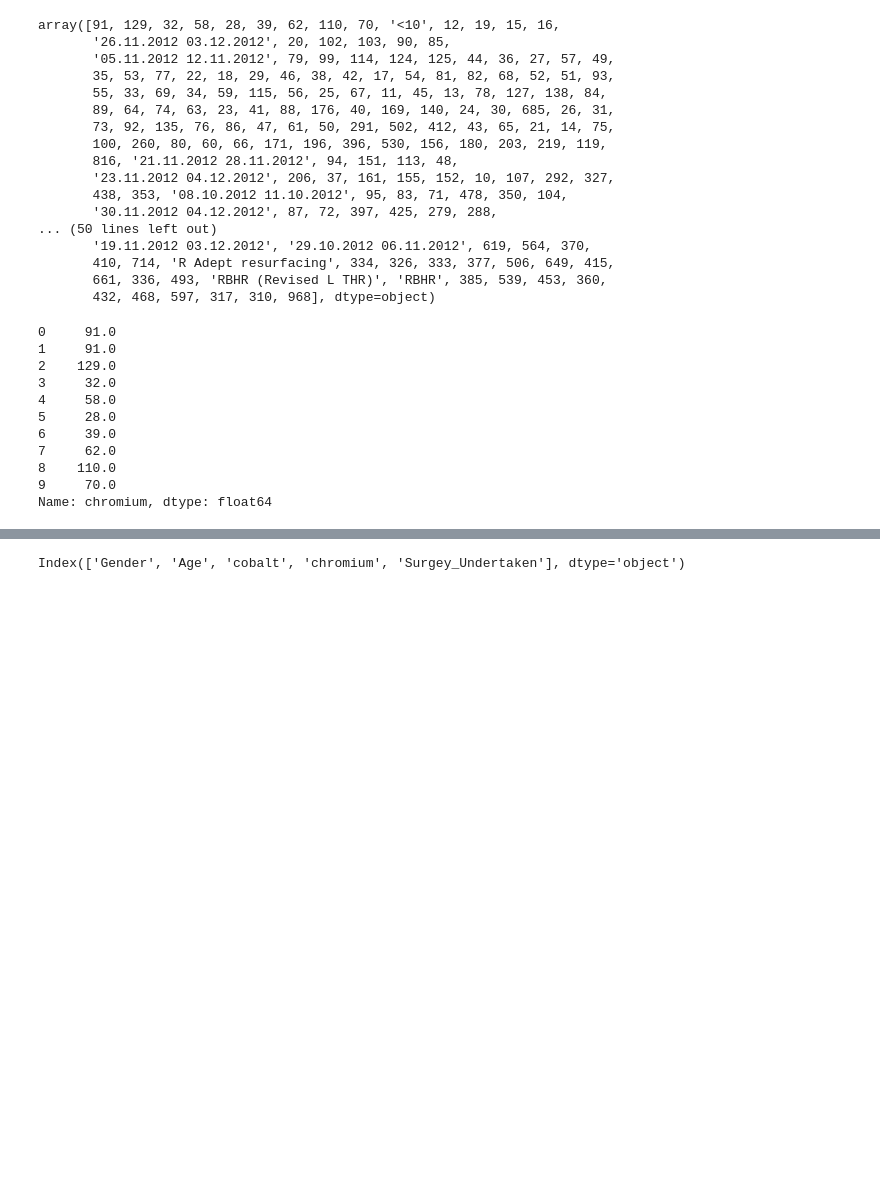
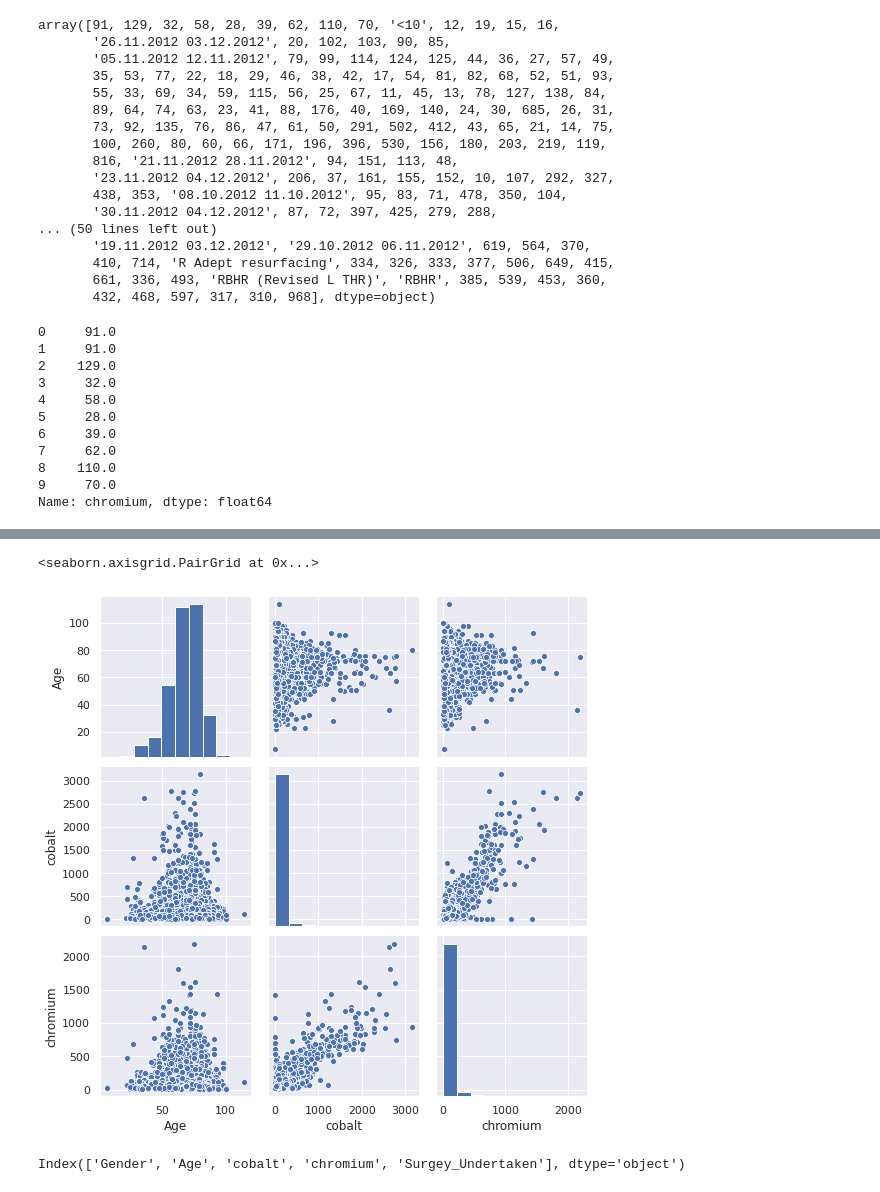
Before and after one commit to Hamza1122/ML-Ass, a Jupyter notebook: Untitled13.ipynb, the cells around one changed output, grey strips where cells are left out. Cells and saved outputs as stored; diff of their text form; code cells hidden in the pictures; blank space fills up the shorter version.

```diff
--- a/Untitled13.ipynb
+++ b/Untitled13.ipynb
@@ -366,6 +366,11 @@ df.describe()     #After cleaning mixed data now we have summary of cobalt,chrom
 # %%
 #removing unncessary column
 df=df.drop(['Surgey_Undertaken_temp','Hip_replacement','appointments','appointments_1'],axis=1)
+# %%
+sns.pairplot(df)
+# %% [output]
+<seaborn.axisgrid.PairGrid at 0x...>
+[figure, added]
 # %%
 # Present Column
 df.columns
```
Also changed, not shown: parts of 8 cells of this notebook.
